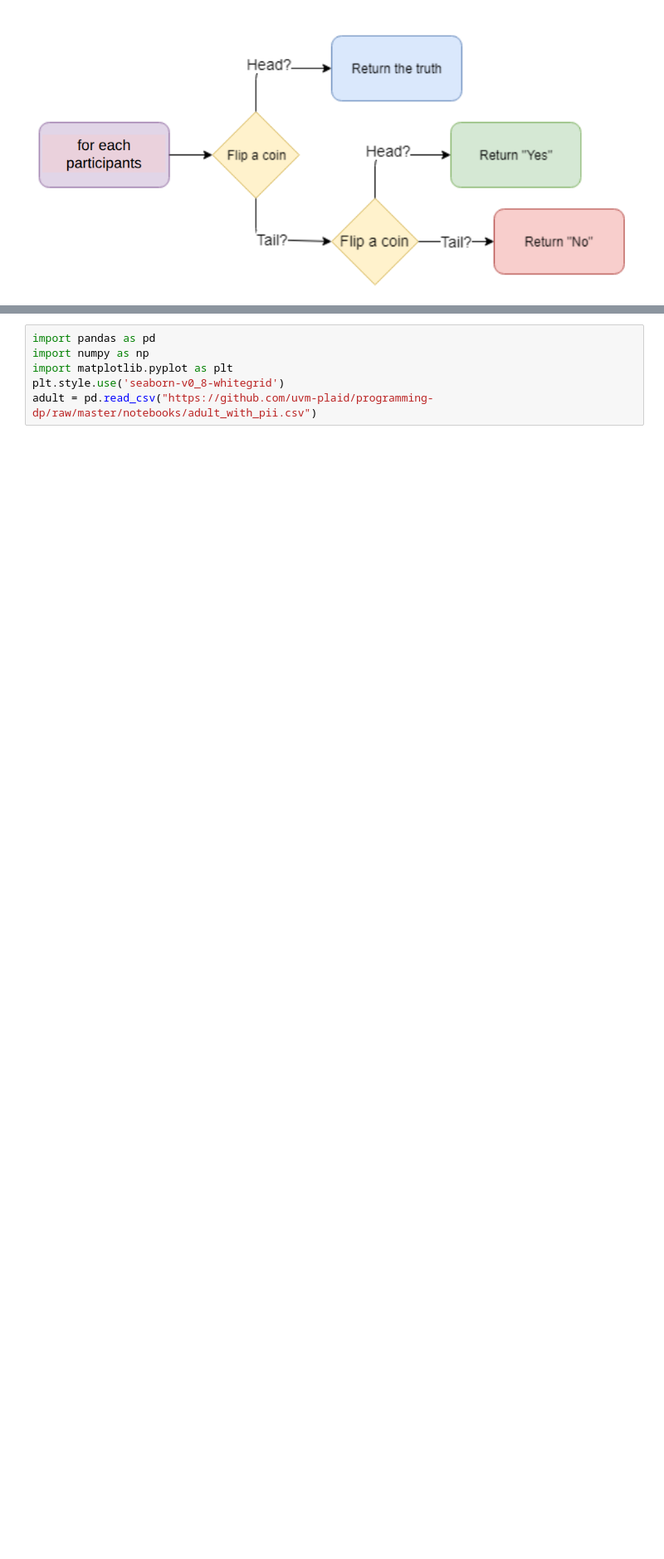
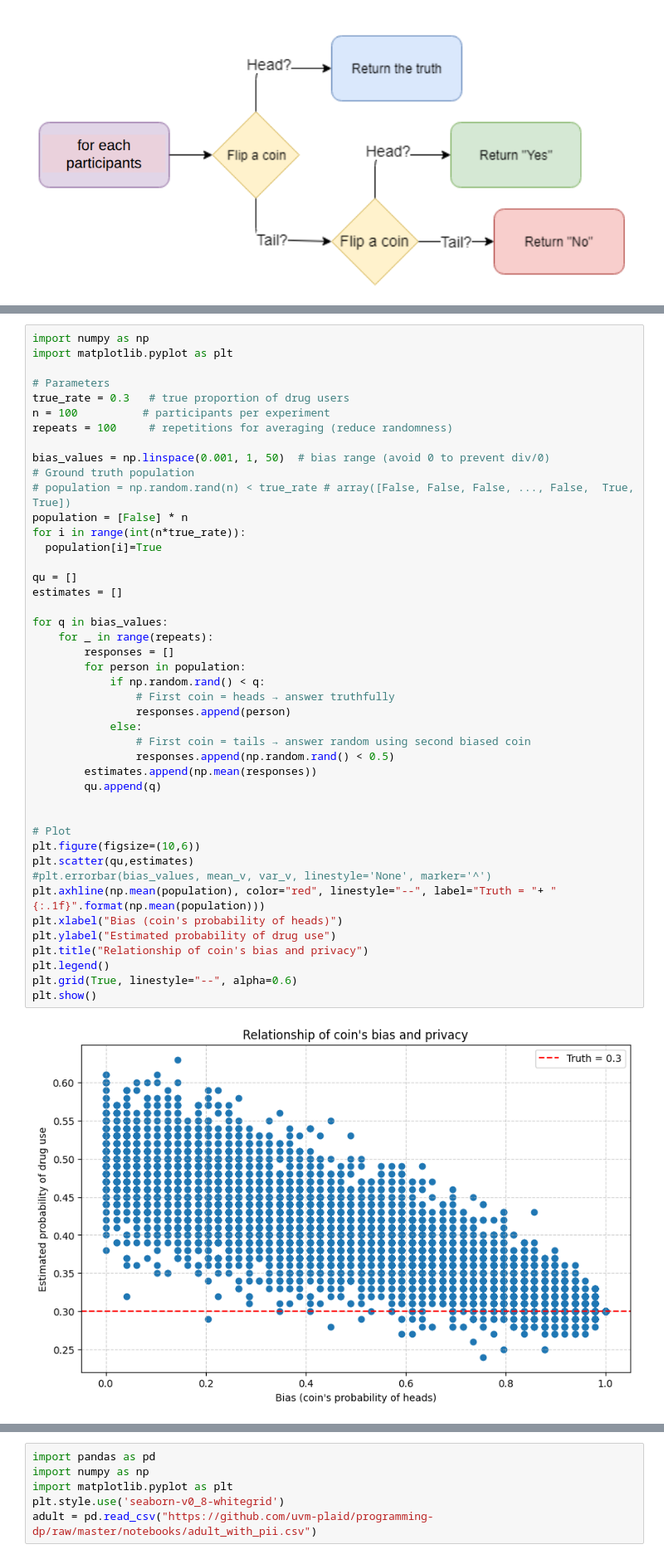
Before and after one commit to andreavitaletti/colab, a Jupyter notebook: programming_differential_privacy/notebooks/chap3_new.ipynb, the cells around one changed output, grey strips where cells are left out. Shown at 83% size. Cells and saved outputs as stored; diff of their text form; blank space fills up the shorter version.

```diff
--- a/programming_differential_privacy/notebooks/chap3_new.ipynb
+++ b/programming_differential_privacy/notebooks/chap3_new.ipynb
@@ -60,0 +45,46 @@ What if you want more privacy? Instead of having the participants say the truth
+# %%
+import numpy as np
+import matplotlib.pyplot as plt
+
+# Parameters
+true_rate = 0.3   # true proportion of drug users
+n = 100          # participants per experiment
+repeats = 100     # repetitions for averaging (reduce randomness)
+
+bias_values = np.linspace(0.001, 1, 50)  # bias range (avoid 0 to prevent div/0)
+# Ground truth population
+# population = np.random.rand(n) < true_rate # array([False, False, False, ..., False,  True,  True])
+population = [False] * n
+for i in range(int(n*true_rate)):
+  population[i]=True
+
+qu = []
+estimates = []
+
+for q in bias_values:
+    for _ in range(repeats):
+        responses = []
+        for person in population:
+            if np.random.rand() < q:
+                # First coin = heads → answer truthfully
+                responses.append(person)
+            else:
+                # First coin = tails → answer random using second biased coin
+                responses.append(np.random.rand() < 0.5)
+        estimates.append(np.mean(responses))
+        qu.append(q)
+
+
+# Plot
+plt.figure(figsize=(10,6))
+plt.scatter(qu,estimates)
+#plt.errorbar(bias_values, mean_v, var_v, linestyle='None', marker='^')
+plt.axhline(np.mean(population), color="red", linestyle="--", label="Truth = "+ "{:.1f}".format(np.mean(population)))
+plt.xlabel("Bias (coin's probability of heads)")
+plt.ylabel("Estimated probability of drug use")
+plt.title("Relationship of coin's bias and privacy")
+plt.legend()
+plt.grid(True, linestyle="--", alpha=0.6)
+plt.show()
+# %% [output]
+[figure, added]
```
Also changed, not shown: parts of 15 cells of this notebook.
